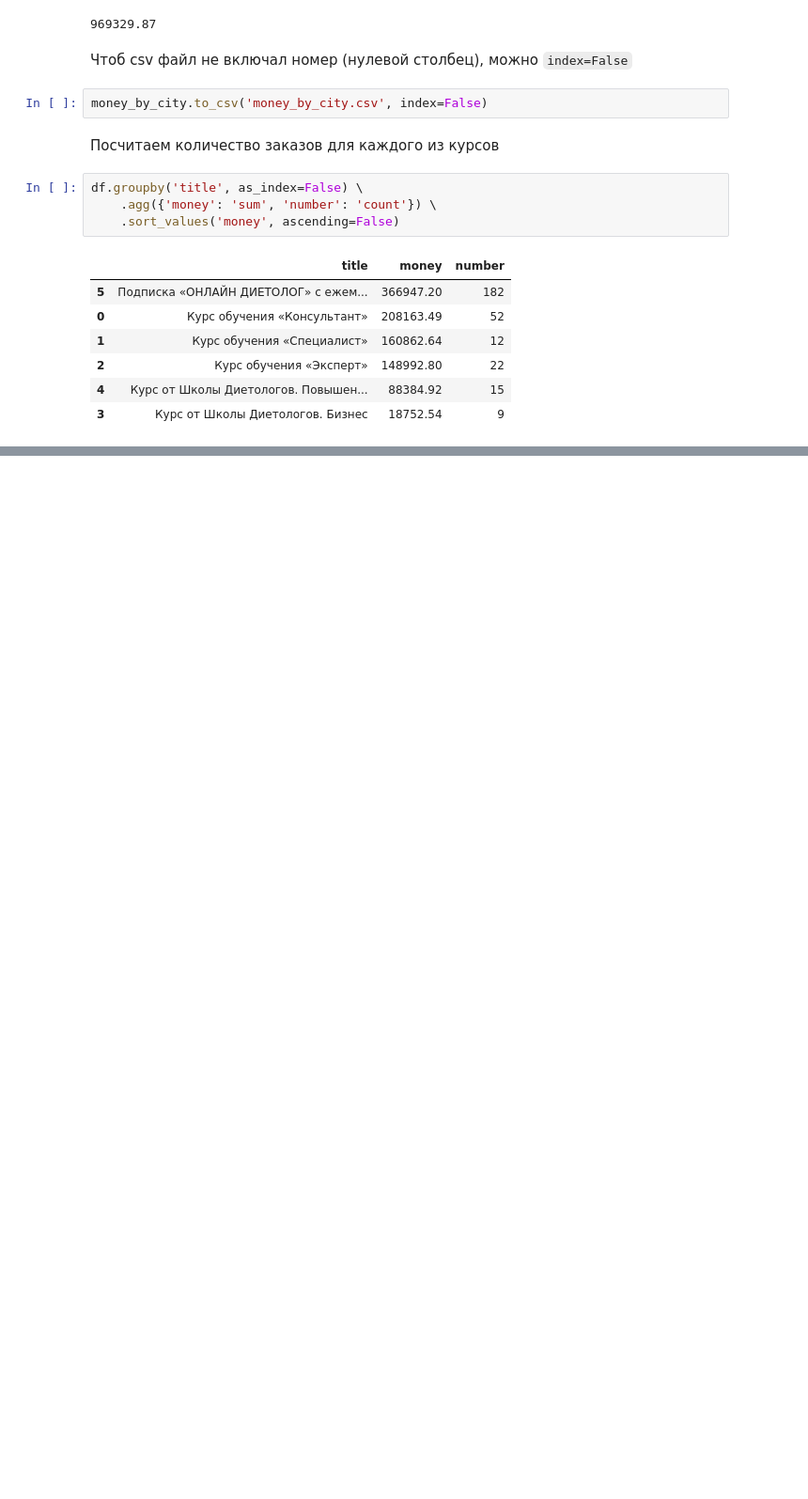
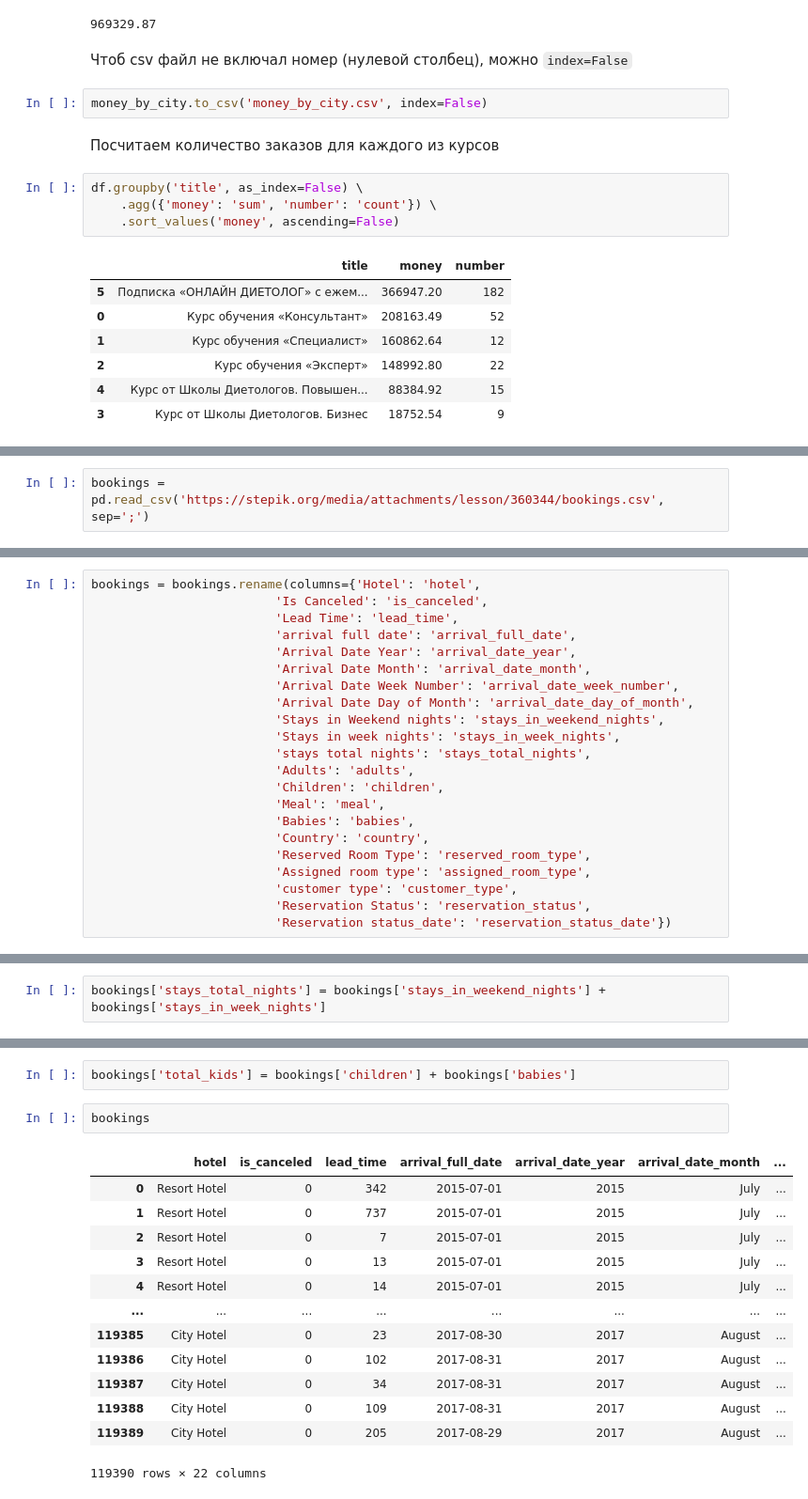
Before and after one commit to MilyaMakarenko/Lecture_notes_on_KarpovCourses, a Jupyter notebook: Lecture_notes_on_KarpovCourses.ipynb, the cells around one changed output, grey strips where cells are left out. Shown: that part at 94% size. Saved outputs shown, nothing was run; the diff lists cells and outputs as text; blank space fills up the shorter version.

```diff
--- a/Lecture_notes_on_KarpovCourses.ipynb
+++ b/Lecture_notes_on_KarpovCourses.ipynb
@@ -585,0 +1262,2 @@ df.groupby('title', as_index=False) \
+# %%
+bookings = pd.read_csv('https://stepik.org/media/attachments/lesson/360344/bookings.csv', sep=';')
@@ -585,0 +1316,22 @@ df.groupby('title', as_index=False) \
+# %%
+bookings = bookings.rename(columns={'Hotel': 'hotel',
+                         'Is Canceled': 'is_canceled',
+                         'Lead Time': 'lead_time',
+                         'arrival full date': 'arrival_full_date',
+                         'Arrival Date Year': 'arrival_date_year',
+                         'Arrival Date Month': 'arrival_date_month',
+                         'Arrival Date Week Number': 'arrival_date_week_number',
+                         'Arrival Date Day of Month': 'arrival_date_day_of_month',
+                         'Stays in Weekend nights': 'stays_in_weekend_nights',
+                         'Stays in week nights': 'stays_in_week_nights',
+                         'stays total nights': 'stays_total_nights',
+                         'Adults': 'adults',
+                         'Children': 'children',
+                         'Meal': 'meal',
+                         'Babies': 'babies',
+                         'Country': 'country',
+                         'Reserved Room Type': 'reserved_room_type',
+                         'Assigned room type': 'assigned_room_type',
+                         'customer type': 'customer_type',
+                         'Reservation Status': 'reservation_status',
+                         'Reservation status_date': 'reservation_status_date'})
@@ -585,0 +1367,2 @@ df.groupby('title', as_index=False) \
+# %%
+bookings['stays_total_nights'] = bookings['stays_in_weekend_nights'] + bookings['stays_in_week_nights']
@@ -585,0 +1525,18 @@ df.groupby('title', as_index=False) \
+# %%
+bookings['total_kids'] = bookings['children'] + bookings['babies']
+# %%
+bookings
+# %% [output]
+|  | hotel | is_canceled | lead_time | arrival_full_date | arrival_date_year | arrival_date_month | ... |
+| 0 | Resort Hotel | 0 | 342 | 2015-07-01 | 2015 | July | ... |
+| 1 | Resort Hotel | 0 | 737 | 2015-07-01 | 2015 | July | ... |
+| 2 | Resort Hotel | 0 | 7 | 2015-07-01 | 2015 | July | ... |
+| 3 | Resort Hotel | 0 | 13 | 2015-07-01 | 2015 | July | ... |
+| 4 | Resort Hotel | 0 | 14 | 2015-07-01 | 2015 | July | ... |
+| ... | ... | ... | ... | ... | ... | ... | ... |
+| 119385 | City Hotel | 0 | 23 | 2017-08-30 | 2017 | August | ... |
+| 119386 | City Hotel | 0 | 102 | 2017-08-31 | 2017 | August | ... |
+| 119387 | City Hotel | 0 | 34 | 2017-08-31 | 2017 | August | ... |
+| 119388 | City Hotel | 0 | 109 | 2017-08-31 | 2017 | August | ... |
+| 119389 | City Hotel | 0 | 205 | 2017-08-29 | 2017 | August | ... |
+119390 rows × 22 columns
```
Also changed, not shown: parts of 182 cells of this notebook.
